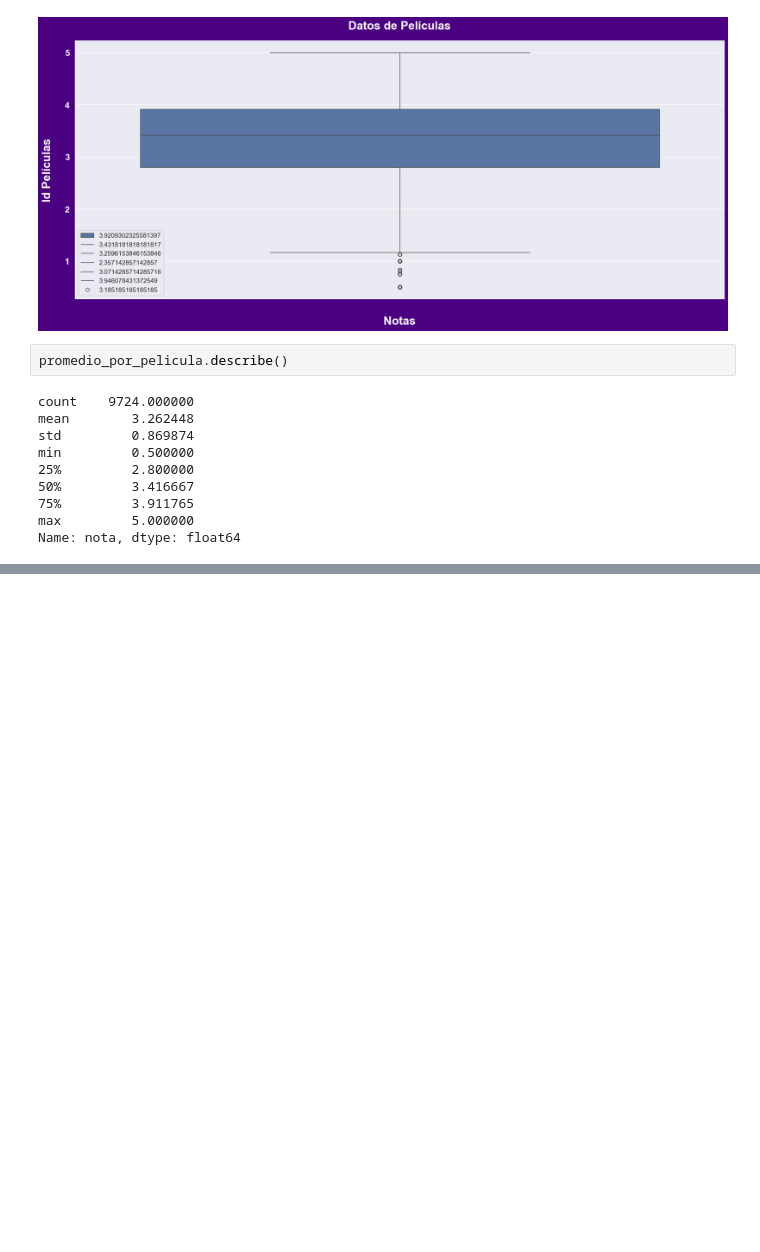
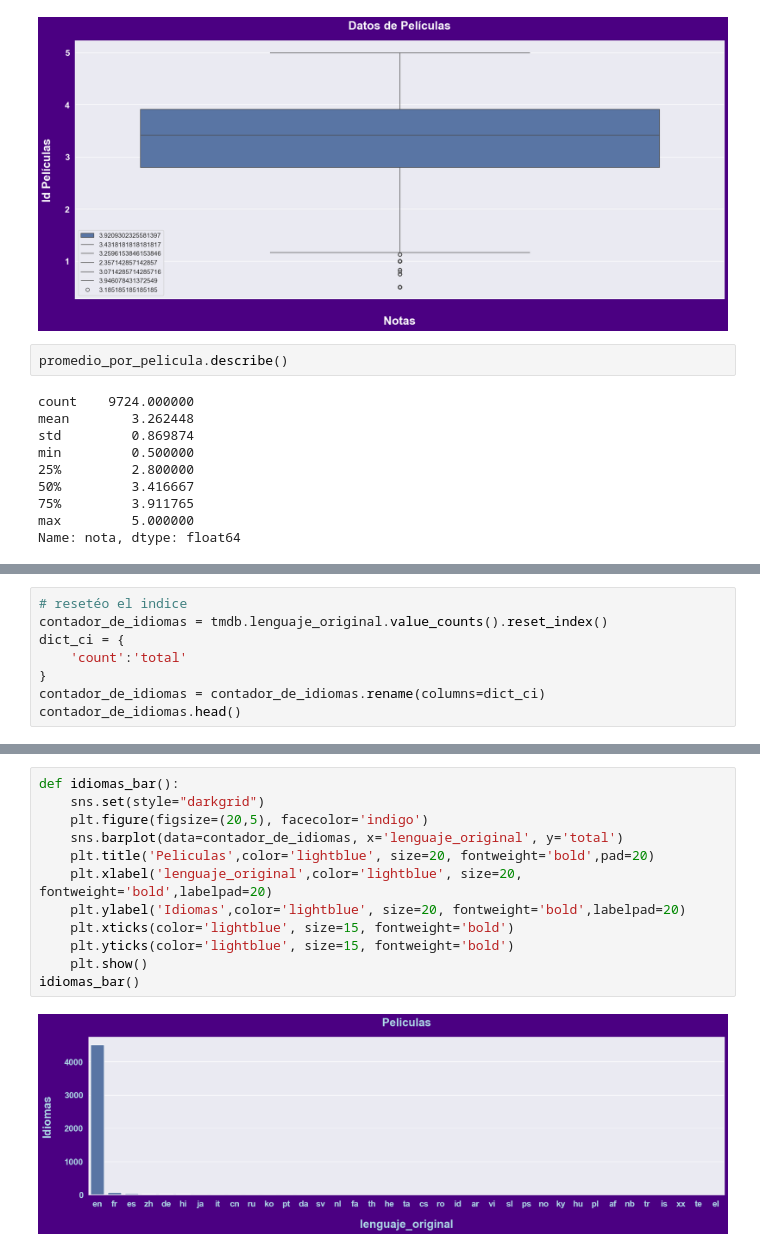
Before and after one commit to Wanves/PythonDataScience, a Jupyter notebook: Introducción_a_Data_Science Aula0/Untitled-1.ipynb, the cells around one changed output, grey strips where cells are left out. Cells and saved outputs as stored; diff of their text form; blank space fills up the shorter version.

```diff
--- a/Introducción_a_Data_Science Aula0/Untitled-1.ipynb
+++ b/Introducción_a_Data_Science Aula0/Untitled-1.ipynb
@@ -466,0 +649,8 @@ promedio_pelicula_hist()
+# %%
+# resetéo el indice
+contador_de_idiomas = tmdb.lenguaje_original.value_counts().reset_index()
+dict_ci = {
+    'count':'total'
+}
+contador_de_idiomas = contador_de_idiomas.rename(columns=dict_ci)
+contador_de_idiomas.head()
@@ -466,0 +664,14 @@ promedio_pelicula_hist()
+# %%
+def idiomas_bar():
+    sns.set(style="darkgrid")
+    plt.figure(figsize=(20,5), facecolor='indigo')
+    sns.barplot(data=contador_de_idiomas, x='lenguaje_original', y='total')
+    plt.title('Peliculas',color='lightblue', size=20, fontweight='bold',pad=20)
+    plt.xlabel('lenguaje_original',color='lightblue', size=20, fontweight='bold',labelpad=20)
+    plt.ylabel('Idiomas',color='lightblue', size=20, fontweight='bold',labelpad=20)
+    plt.xticks(color='lightblue', size=15, fontweight='bold')
+    plt.yticks(color='lightblue', size=15, fontweight='bold')
+    plt.show()
+idiomas_bar()
+# %% [output]
+[figure, added]
```
Also changed, not shown: parts of 70 cells of this notebook.
